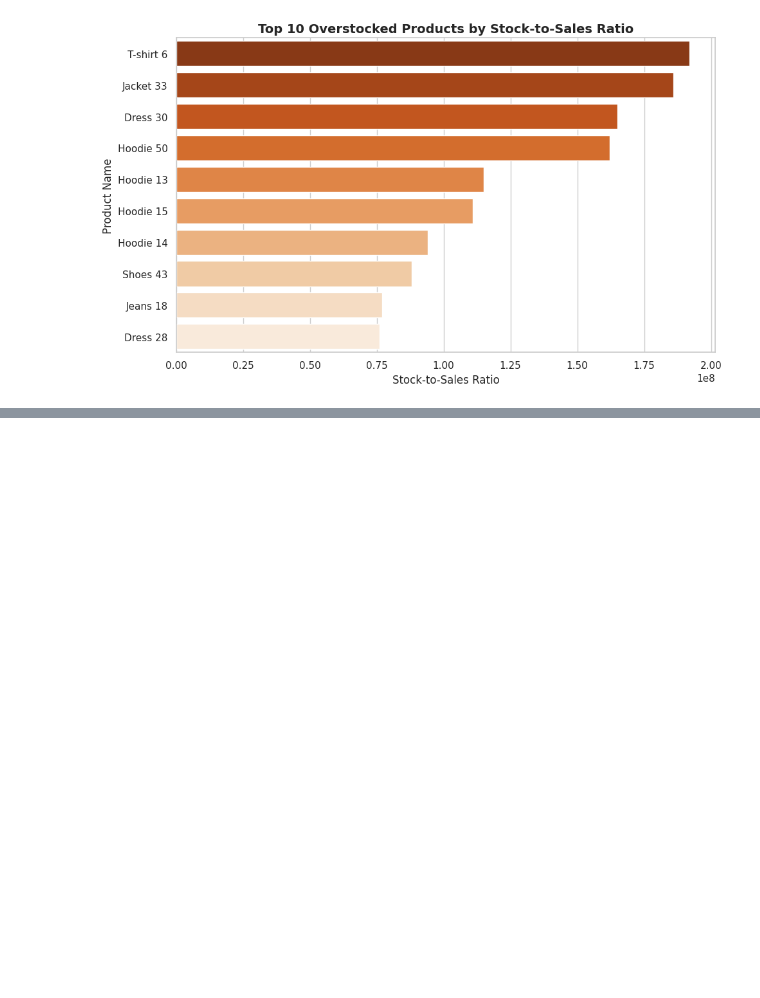
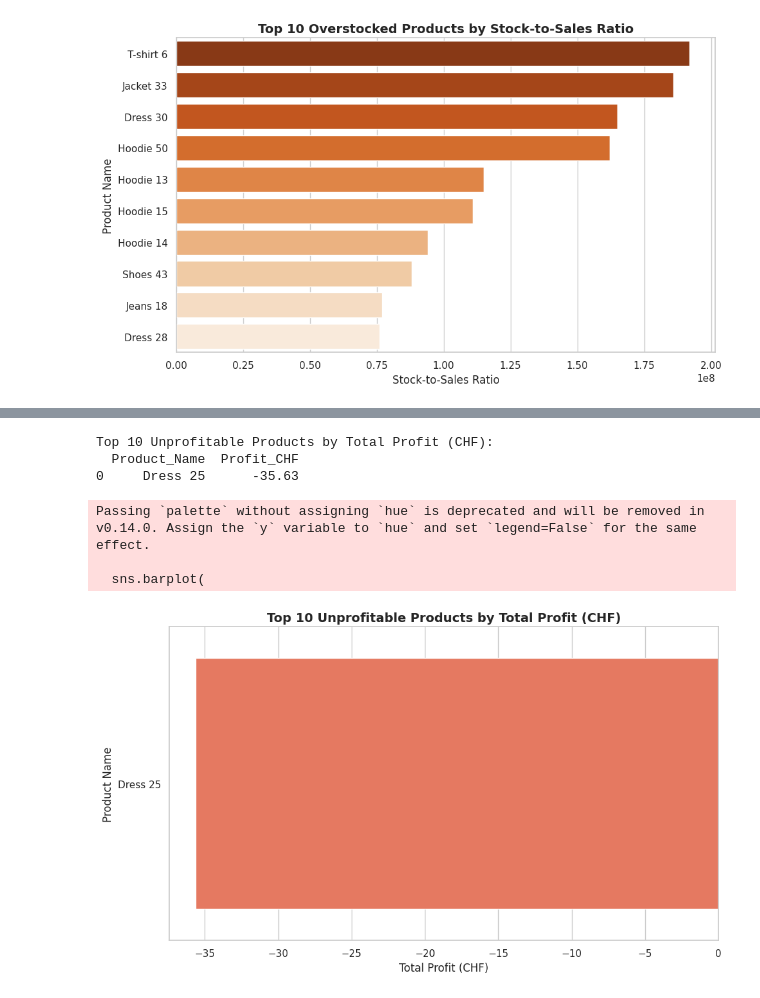
Before and after one commit to Mainabryan/-DropNet-Predicting-University-Dropout-Risk-in-Kenya, a Jupyter notebook: Swiss_clothing_brand.ipynb, the cells around one changed output, grey strips where cells are left out. Drawn from its saved outputs; the diff is of its cells as text; code cells hidden in the pictures; blank space fills up the shorter version.

```diff
--- a/Swiss_clothing_brand.ipynb
+++ b/Swiss_clothing_brand.ipynb
@@ -812,0 +878,58 @@ Passing `palette` without assigning `hue` is deprecated and will be removed in v
+# %%
+# --- Import libraries ---
+import pandas as pd
+import matplotlib.pyplot as plt
+import seaborn as sns
+
+# --- Load your datasets ---
+sales_table = pd.read_csv('/content/sales_table-sheet1-sourcetable.csv')
+product_table = pd.read_csv('/content/product_table-sheet1-sourcetable.csv')
+
+# --- Merge sales with product details ---
+sales_with_products = sales_table.merge(
+    product_table[['Product_ID', 'Product_Name', 'Category', 'Cost_Price_CHF', 'Selling_Price_CHF']],
+    on='Product_ID',
+    how='left'
+)
+
+# --- Calculate Profit per sale ---
+# Profit = Total revenue - Total cost
+sales_with_products['Profit_CHF'] = sales_with_products['Total_Price_CHF'] - (
+    sales_with_products['Cost_Price_CHF'] * sales_with_products['Quantity']
+)
+
+# --- Aggregate unprofitable sales by product ---
+unprofitable_by_product = (
+    sales_with_products[sales_with_products['Profit_CHF'] <= 0]
+    .groupby('Product_Name')['Profit_CHF']
+    .sum()
+    .reset_index()
+    .sort_values('Profit_CHF')
+    .head(10)
+)
+
+# --- Display unprofitable products ---
+print("Top 10 Unprofitable Products by Total Profit (CHF):")
+print(unprofitable_by_product)
+
+# --- Visualization ---
+plt.figure(figsize=(10, 6))
+sns.barplot(
+    x='Profit_CHF',
+    y='Product_Name',
+    data=unprofitable_by_product,
+    palette='Reds_r'
+)
+plt.title('Top 10 Unprofitable Products by Total Profit (CHF)', fontsize=14, weight='bold')
+plt.xlabel('Total Profit (CHF)')
+plt.ylabel('Product Name')
+plt.tight_layout()
+plt.show()
+# %% [output]
+Top 10 Unprofitable Products by Total Profit (CHF):
+  Product_Name  Profit_CHF
+0     Dress 25      -35.63
+Passing `palette` without assigning `hue` is deprecated and will be removed in v0.14.0. Assign the `y` variable to `hue` and set `legend=False` for the same effect.
+
+  sns.barplot(
+[figure, added]
```
Also changed, not shown: parts of 3 cells of this notebook.
